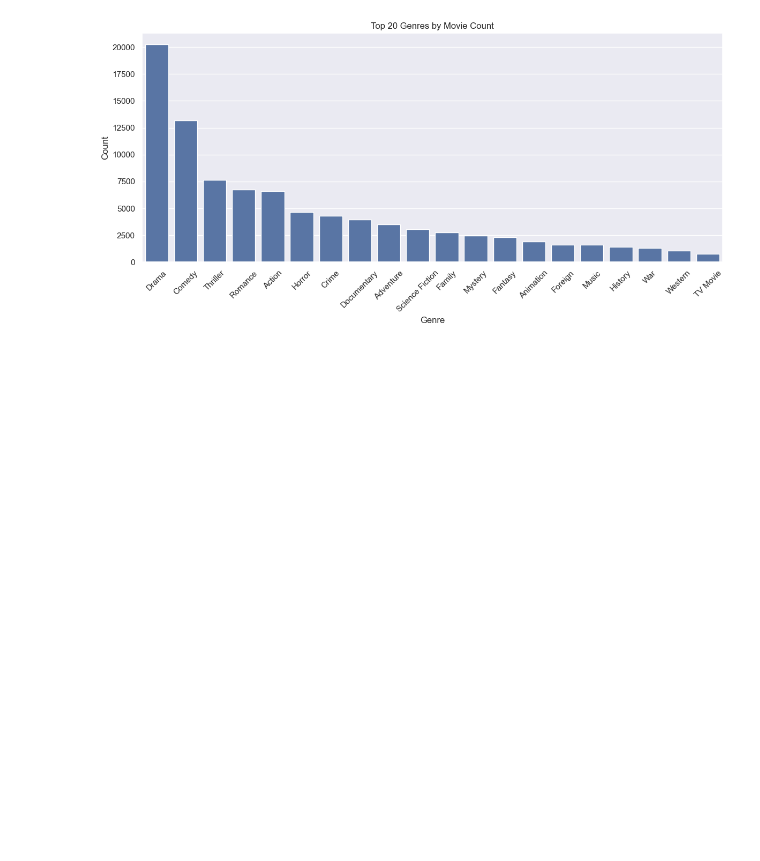
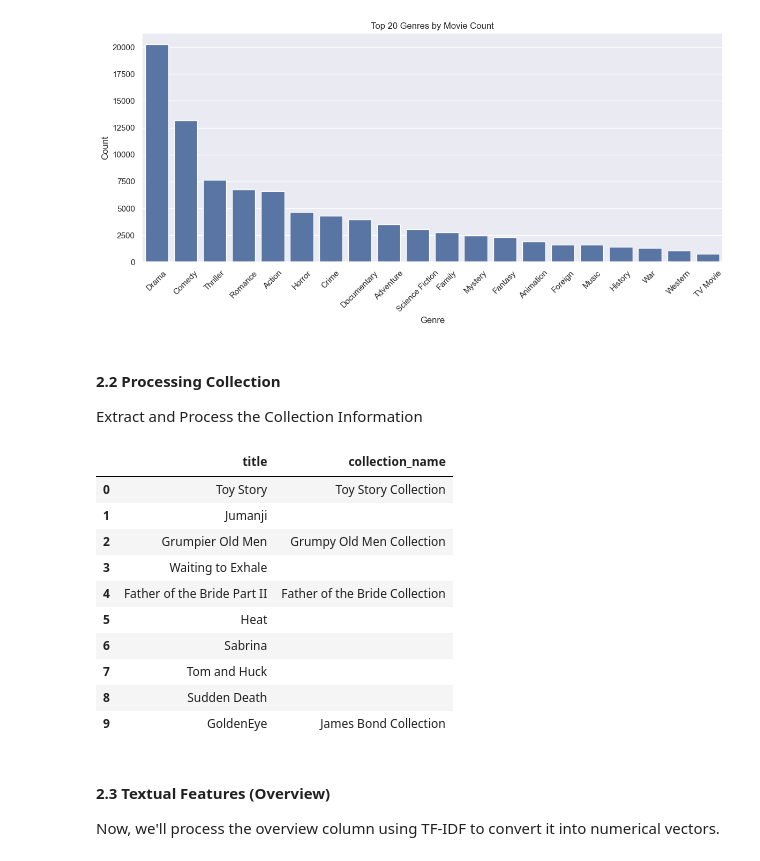
Before and after one commit to joseph-ishola/Movie-Recommendation-Model, a Jupyter notebook: script.ipynb, the cells around one changed output. Saved outputs shown, nothing was run; the diff lists cells and outputs as text; code cells hidden in the pictures; blank space fills up the shorter version.

```diff
--- a/script.ipynb
+++ b/script.ipynb
@@ -136,3 +136,33 @@ plt.tight_layout()
 plt.show()
 # %% [output]
 [figure]
+# %% [markdown]
+#### 2.2 Processing Collection
+Extract and Process the Collection Information
+# %%
+# Convert belongs_to_collection from string to list of dictionaries
+# Extract just the collection names
+def extract_collection_name(x):
+    if pd.isna(x) or x == "" or x == "NaN":
+        return ""
+    try:
+        data = ast.literal_eval(x)
+        return data.get("name", "")
+    except Exception:
+        return ""
+
+# Apply the function on the belongs_to_collection column and create a new feature collection_name
+movies_df['collection_name'] = movies_df['belongs_to_collection'].apply(extract_collection_name)
+movies_df[['title', 'collection_name']].head(10)
+# %% [output]
+|  | title | collection_name |
+| 0 | Toy Story | Toy Story Collection |
+| 1 | Jumanji |  |
+| 2 | Grumpier Old Men | Grumpy Old Men Collection |
+| 3 | Waiting to Exhale |  |
+| 4 | Father of the Bride Part II | Father of the Bride Collection |
+| 5 | Heat |  |
+| 6 | Sabrina |  |
+| 7 | Tom and Huck |  |
+| 8 | Sudden Death |  |
+| 9 | GoldenEye | James Bond Collection |
@@ -138,0 +172,3 @@ plt.show()
+# %% [markdown]
+#### 2.3 Textual Features (Overview)
+Now, we'll process the overview column using TF-IDF to convert it into numerical vectors.
```
Also changed, not shown: parts of 12 cells of this notebook.
